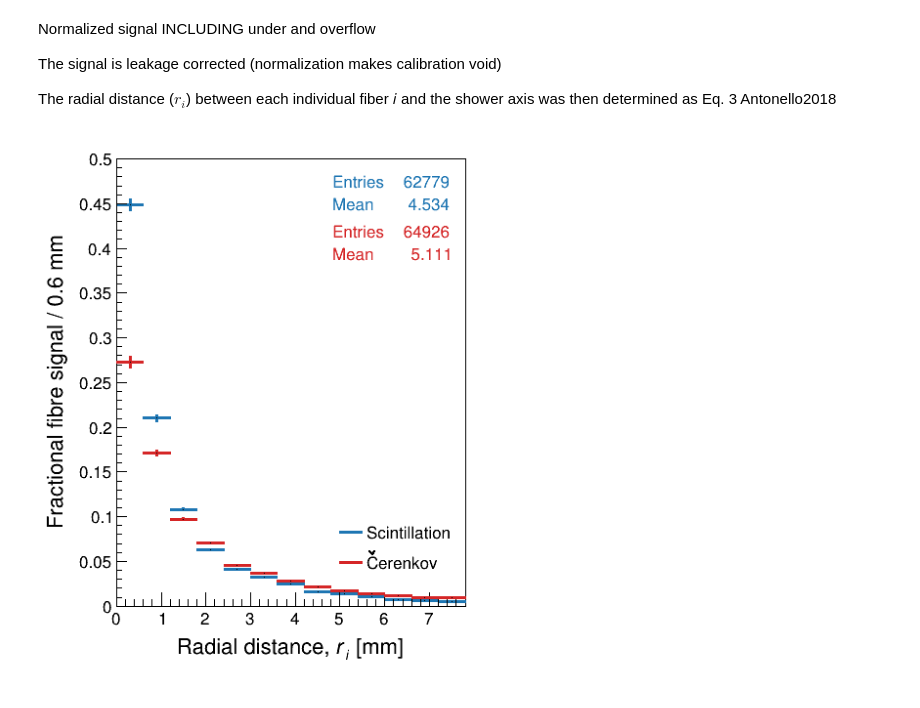
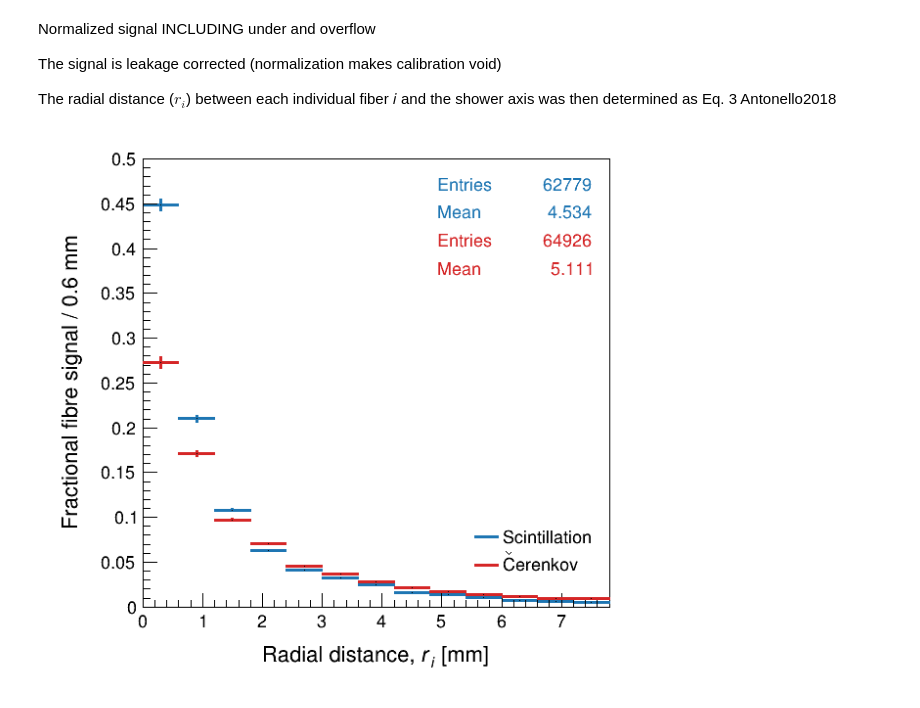
Before and after one commit to mollyhjorthjensen/DREAM, a Jupyter notebook: Analysis/validation.ipynb, the cells around one changed output. Saved outputs shown, nothing was run; the diff lists cells and outputs as text; code cells hidden in the pictures.

```diff
--- a/Analysis/validation.ipynb
+++ b/Analysis/validation.ipynb
@@ -564,7 +564,7 @@ The signal is leakage corrected (normalization makes calibration void)
 The radial distance ($r_i$) between each individual fiber 𝑖 and the
 shower axis was then determined as Eq. 3 Antonello2018
 # %%
-c8 = ROOT.TCanvas("c8", "c8", 450, 600)
+c8 = ROOT.TCanvas("c8", "c8", 600, 600)
 ROOT.gStyle.SetOptStat("em")
 x = ["Scnt_r_mm", "Ckov_r_mm"]
 y = ["Scnt_norm", "Ckov_norm"]
@@ -589,14 +589,14 @@ ROOT.gPad.SetBottomMargin(0.15)
 ROOT.gPad.SetRightMargin(0.02)
 ROOT.gPad.SetTopMargin(0.05)
 
-labelsize = 1.2 * p[0].GetYaxis().GetLabelSize()
-titlesize = 1.5 * p[0].GetYaxis().GetTitleSize()
-xtitleoffset = 0.9 * p[0].GetXaxis().GetTitleOffset()
-ytitleoffset = 1.8 * xtitleoffset
-xlabeloffset = 0.2 * p[0].GetXaxis().GetLabelOffset()
+labelsize = 1 * p[0].GetYaxis().GetLabelSize()
+titlesize = 1.2 * p[0].GetYaxis().GetTitleSize()
+xtitleoffset = 1.3 * p[0].GetXaxis().GetTitleOffset()
+ytitleoffset = 1.4 * xtitleoffset
+xlabeloffset = 2 * p[0].GetXaxis().GetLabelOffset()
 ylabeloffset = 2 * p[0].GetYaxis().GetLabelOffset()
 linewidth = 3
-x2ndc = 0.88+0.08
+x2ndc = 0.89+0.08
 y2ndc = 0.88+0.05
 
 p[0].SetLineWidth(linewidth)
@@ -625,41 +625,41 @@ stats1.SetTextColor(palette['blue'].GetNumber())
 stats1.SetX2NDC(x2ndc)
 stats1.SetY2NDC(y2ndc)
 stats1.SetX1NDC(stats1.GetX2NDC()-0.3)
-stats1.SetY1NDC(stats1.GetY2NDC()-0.08)
+stats1.SetY1NDC(stats1.GetY2NDC()-0.1)
 stats1.SetTextSize(labelsize)
 stats1.SetBorderSize(0)
 stats1.GetListOfLines().Remove(stats1.GetLineWith("Mean y"))
 stats1.Draw()
 p[0].SetStats(0)
 
 stats2 = p[1].GetListOfFunctions().FindObject("stats")
 p[1].GetListOfFunctions().Remove(stats2)
 p[1].SetStats(0)
 stats2.SetTextColor(palette['red'].GetNumber())
 stats2.SetX2NDC(stats1.GetX2NDC())
-stats2.SetY2NDC(stats1.GetY1NDC()-0.01)
+stats2.SetY2NDC(stats1.GetY1NDC())
 stats2.SetX1NDC(stats1.GetX1NDC())
-stats2.SetY1NDC(stats1.GetY1NDC()-0.01-0.08)
+stats2.SetY1NDC(stats1.GetY1NDC()-0.1)
 stats2.SetTextSize(labelsize)
 stats2.SetBorderSize(0)
 stats2.GetListOfLines().Remove(stats2.GetLineWith("Mean y"))
 stats2.Draw()
 p[1].SetStats(0)
 
 # legend
-legend = ROOT.TLegend(stats1.GetX1NDC()+0.02, 0.2, stats1.GetX2NDC()+0.02, 0.31)
+legend = ROOT.TLegend(stats1.GetX1NDC()+0.07, 0.2, stats1.GetX2NDC(), 0.3)
 legend.SetFillColor(0)
 #legend.SetTextAlign(ROOT.kHAlignLeft+ROOT.kVAlignTop)
 legend.SetBorderSize(0)
 legend.SetTextSize(labelsize)
 legend.AddEntry(p[0].GetValue(), "Scintillation", "l")
 legend.AddEntry(p[1].GetValue(), "#check{C}erenkov", "l")
 legend.Draw()
 
 c8.Modified()
 
 c8.Update()
 c8.Draw()
 c8.SaveAs("LateralProfile.png")
 # %% [output]
-[figure, old version]
+[figure, new version]
```
Also changed, not shown: 1 other file.
